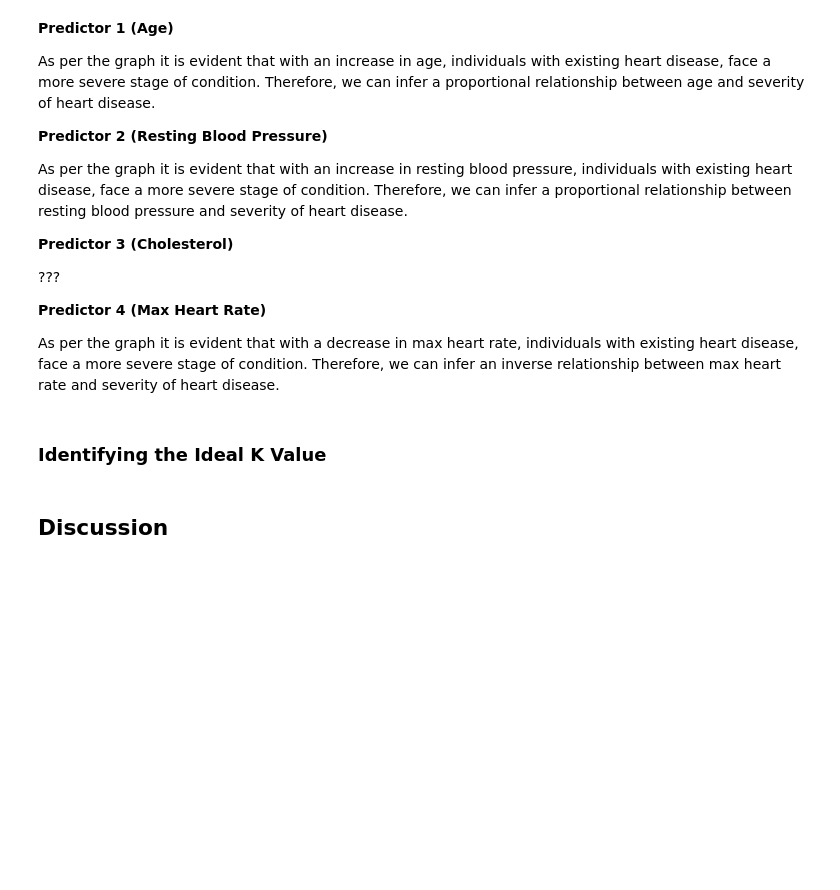
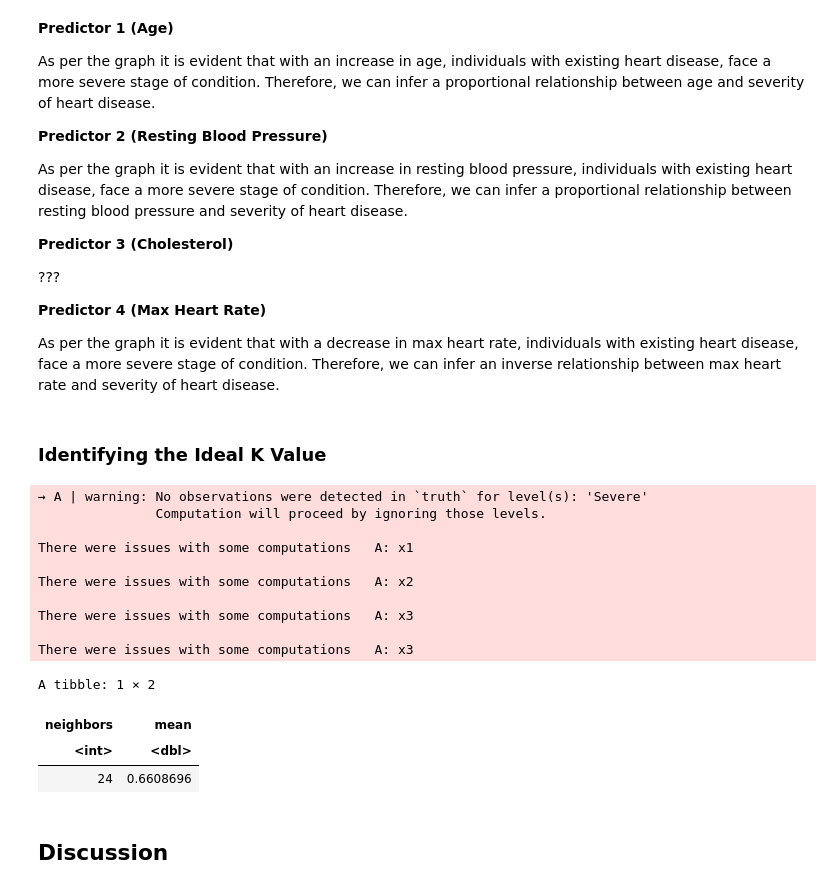
Before and after one commit to clay-arras/DSCI100GroupProject, a Jupyter notebook: DSCI100_Group30_Report.ipynb, the cells around one changed output. Cells and saved outputs as stored; diff of their text form; code cells hidden in the pictures; blank space fills up the shorter version.

Commit message:
K value
Found that ideal k value is 24 with 66% accuracy

```diff
--- a/DSCI100_Group30_Report.ipynb
+++ b/DSCI100_Group30_Report.ipynb
@@ -226,6 +226,45 @@ As per the graph it is evident that with an increase in resting blood pressure,
 As per the graph it is evident that with a decrease in max heart rate, individuals with existing heart disease, face a more severe stage of condition. Therefore, we can infer an inverse relationship between max heart rate and severity of heart disease.
 # %% [markdown]
 ### Identifying the Ideal K Value
+# %%
+recipe <- recipe(stage ~ age + trestbps + chol + thalach, data = data_training) |>
+   step_scale(all_predictors())|>
+   step_center(all_predictors())
+
+knn_tune <- nearest_neighbor(weight_func = "rectangular", neighbors = tune()) |>
+            set_engine("kknn") |>
+            set_mode("classification")
+
+#We need a fold validation (10 or 5)?
+data_vfold <- vfold_cv(data_training, v = 10, strata = stage)
+
+gridvals <- tibble(neighbors = c(1:100))
+
+results_knn <- workflow() |>
+      add_recipe(recipe) |>
+      add_model(knn_tune) |>
+      tune_grid(resamples = data_vfold, grid = gridvals)|>
+      collect_metrics() |>
+      filter(.metric == "accuracy") |>
+      select(neighbors, mean) |>
+      arrange(desc(mean)) |>
+      slice(1)
+results_knn
+# %% [output]
+→ A | warning: No observations were detected in `truth` for level(s): 'Severe'
+               Computation will proceed by ignoring those levels.
+
+There were issues with some computations   A: x1
+
+There were issues with some computations   A: x2
+
+There were issues with some computations   A: x3
+
+There were issues with some computations   A: x3
+A tibble: 1 × 2
+| neighbors | mean |
+| <int> | <dbl> |
+| 24 | 0.6608696 |
 # %% [markdown]
 ## Discussion
 # %% [markdown]
```
